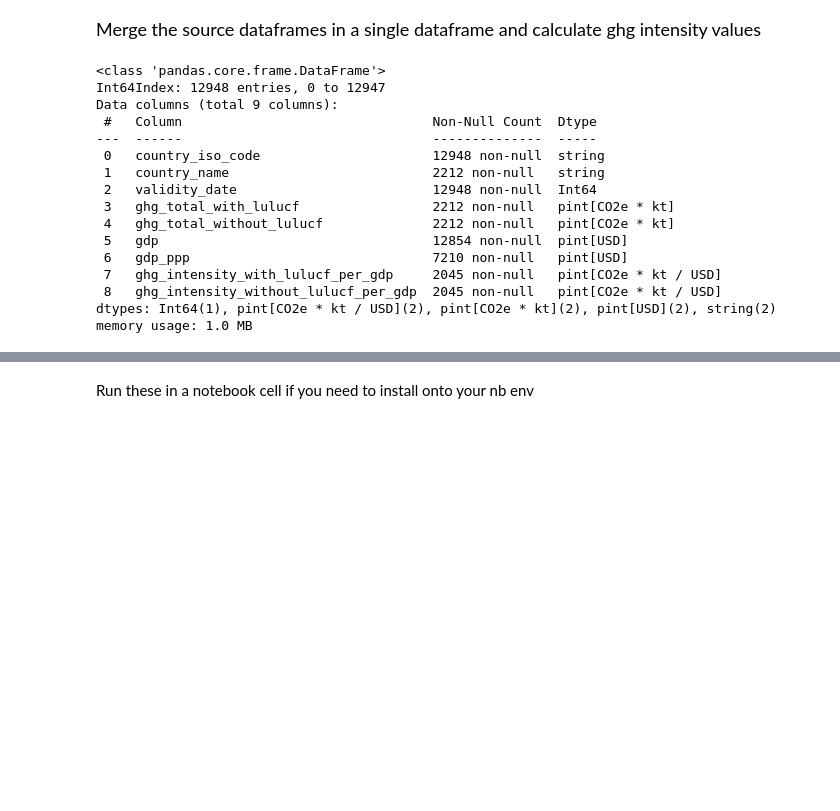
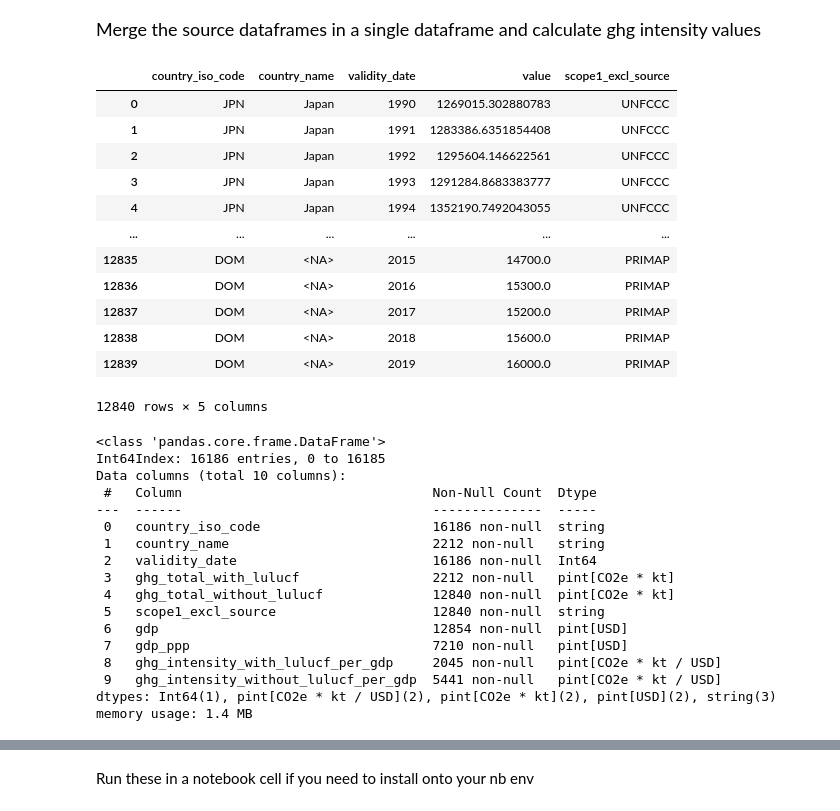
Before and after one commit to os-climate/PCAF-sovereign-footprint, a Jupyter notebook: notebooks/calc_UNFCCC_sovereign_emissions.ipynb, the cells around one changed output, grey strips where cells are left out. Drawn from its saved outputs; the diff is of its cells as text; code cells hidden in the pictures; blank space fills up the shorter version.

```diff
--- a/notebooks/calc_UNFCCC_sovereign_emissions.ipynb
+++ b/notebooks/calc_UNFCCC_sovereign_emissions.ipynb
@@ -150,12 +270,30 @@ memory usage: 88.7 KB
 Read the source tables into dataframes
 # %% [markdown]
 <font size="4">Merge the source dataframes in a single dataframe and calculate ghg intensity values</font>
+# %%
+df2 = df2.assign(value=np.where(df2.value.isnull(), 0, df2.value))
+df2 = requantify_df(df2)
+df2
+# %% [output]
+|  | country_iso_code | country_name | validity_date | value | scope1_excl_source |
+| 0 | JPN | Japan | 1990 | 1269015.302880783 | UNFCCC |
+| 1 | JPN | Japan | 1991 | 1283386.6351854408 | UNFCCC |
+| 2 | JPN | Japan | 1992 | 1295604.146622561 | UNFCCC |
+| 3 | JPN | Japan | 1993 | 1291284.8683383777 | UNFCCC |
+| 4 | JPN | Japan | 1994 | 1352190.7492043055 | UNFCCC |
+| ... | ... | ... | ... | ... | ... |
+| 12835 | DOM | <NA> | 2015 | 14700.0 | PRIMAP |
+| 12836 | DOM | <NA> | 2016 | 15300.0 | PRIMAP |
+| 12837 | DOM | <NA> | 2017 | 15200.0 | PRIMAP |
+| 12838 | DOM | <NA> | 2018 | 15600.0 | PRIMAP |
+| 12839 | DOM | <NA> | 2019 | 16000.0 | PRIMAP |
+12840 rows × 5 columns
 # %%
 
-df_result = pd.merge(df1,df2,on=['country_iso_code','validity_date'])
+df_result = pd.merge(df1,df2,on=['country_iso_code','validity_date'],how='outer')
 df_result=df_result.convert_dtypes()
-df_result.drop(columns=['country_name_y','attribute_x','attribute_y'],inplace=True)
-df_result.rename(columns={"country_name_x":"country_name","value_x": "ghg_total_with_lulucf", "value_y": "ghg_total_without_lulucf"},inplace=True)
+df_result.drop(columns=['country_name_y','attribute'],inplace=True)
+df_result.rename(columns={"country_name_x":"country_name","value_x": "ghg_total_with_lulucf","value_y": "ghg_total_without_lulucf"},inplace=True)
 
 ###
 
@@ -172,21 +310,22 @@ df_result["ghg_intensity_without_lulucf_per_gdp"] = df_result["ghg_total_without
 df_result.info(verbose=True)
 # %% [output]
 <class 'pandas.core.frame.DataFrame'>
-Int64Index: 12948 entries, 0 to 12947
-Data columns (total 9 columns):
+Int64Index: 16186 entries, 0 to 16185
+Data columns (total 10 columns):
  #   Column                                Non-Null Count  Dtype
 ---  ------                                --------------  -----
- 0   country_iso_code                      12948 non-null  string
+ 0   country_iso_code                      16186 non-null  string
  1   country_name                          2212 non-null   string
- 2   validity_date                         12948 non-null  Int64
+ 2   validity_date                         16186 non-null  Int64
  3   ghg_total_with_lulucf                 2212 non-null   pint[CO2e * kt]
- 4   ghg_total_without_lulucf              2212 non-null   pint[CO2e * kt]
- 5   gdp                                   12854 non-null  pint[USD]
- 6   gdp_ppp                               7210 non-null   pint[USD]
- 7   ghg_intensity_with_lulucf_per_gdp     2045 non-null   pint[CO2e * kt / USD]
- 8   ghg_intensity_without_lulucf_per_gdp  2045 non-null   pint[CO2e * kt / USD]
-dtypes: Int64(1), pint[CO2e * kt / USD](2), pint[CO2e * kt](2), pint[USD](2), string(2)
-memory usage: 1.0 MB
+ 4   ghg_total_without_lulucf              12840 non-null  pint[CO2e * kt]
+ 5   scope1_excl_source                    12840 non-null  string
+ 6   gdp                                   12854 non-null  pint[USD]
+ 7   gdp_ppp                               7210 non-null   pint[USD]
+ 8   ghg_intensity_with_lulucf_per_gdp     2045 non-null   pint[CO2e * kt / USD]
+ 9   ghg_intensity_without_lulucf_per_gdp  5441 non-null   pint[CO2e * kt / USD]
+dtypes: Int64(1), pint[CO2e * kt / USD](2), pint[CO2e * kt](2), pint[USD](2), string(3)
+memory usage: 1.4 MB
 # %%
 # If DF_COL contains Pint quantities (because it is a PintArray or an array of Pint Quantities),
 # return a two-column dataframe of magnitudes and units.
```
Also changed, not shown: parts of 20 cells of this notebook, 2 other files.
